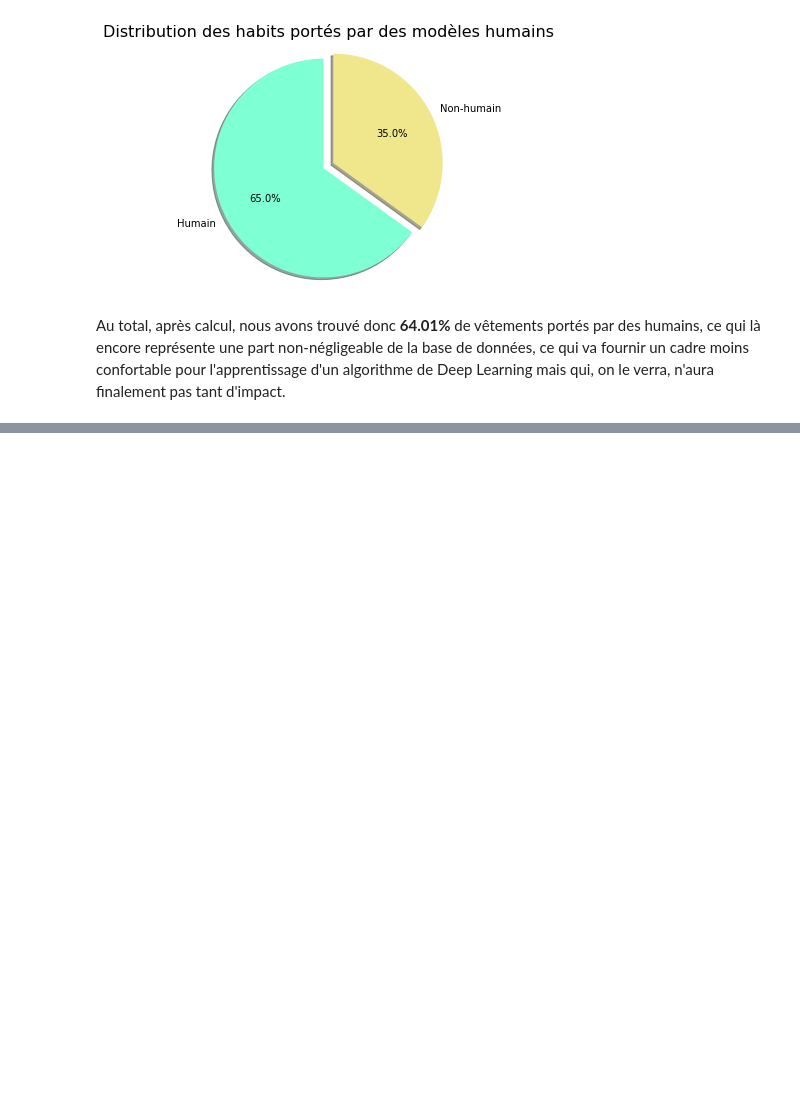
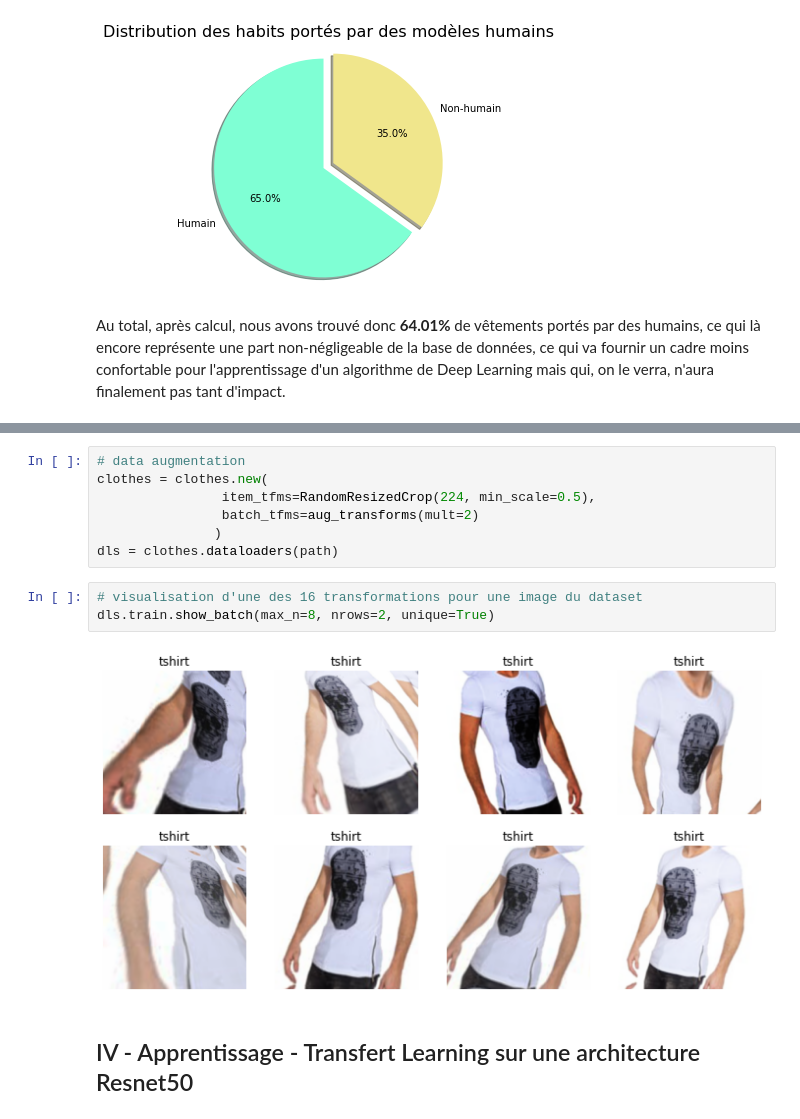
Before and after one commit to ENSAE-Projet-Info/main, a Jupyter notebook: Report_Notebook.ipynb, the cells around one changed output, grey strips where cells are left out. Cells and saved outputs as stored; diff of their text form; blank space fills up the shorter version.

```diff
--- a/notebook.ipynb
+++ b/Report_Notebook.ipynb
@@ -675,0 +808,14 @@ Au total, après calcul, nous avons trouvé donc **64.01%** de vêtements porté
+# %%
+# data augmentation
+clothes = clothes.new(
+                item_tfms=RandomResizedCrop(224, min_scale=0.5),
+                batch_tfms=aug_transforms(mult=2)
+               )
+dls = clothes.dataloaders(path)
+# %%
+# visualisation d'une des 16 transformations pour une image du dataset
+dls.train.show_batch(max_n=8, nrows=2, unique=True)
+# %% [output]
+[figure, added]
+# %% [markdown]
+## IV -  Apprentissage - Transfert Learning sur une architecture Resnet50
```
Also changed, not shown: parts of 61 cells of this notebook, 1 other file.
